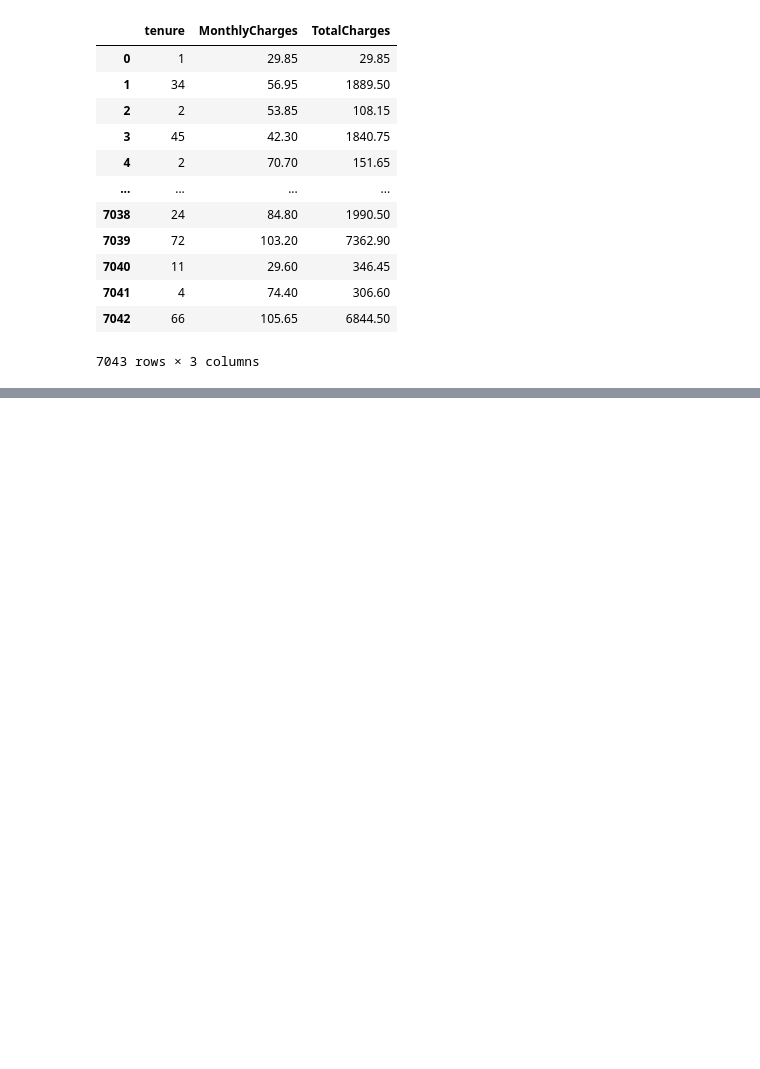
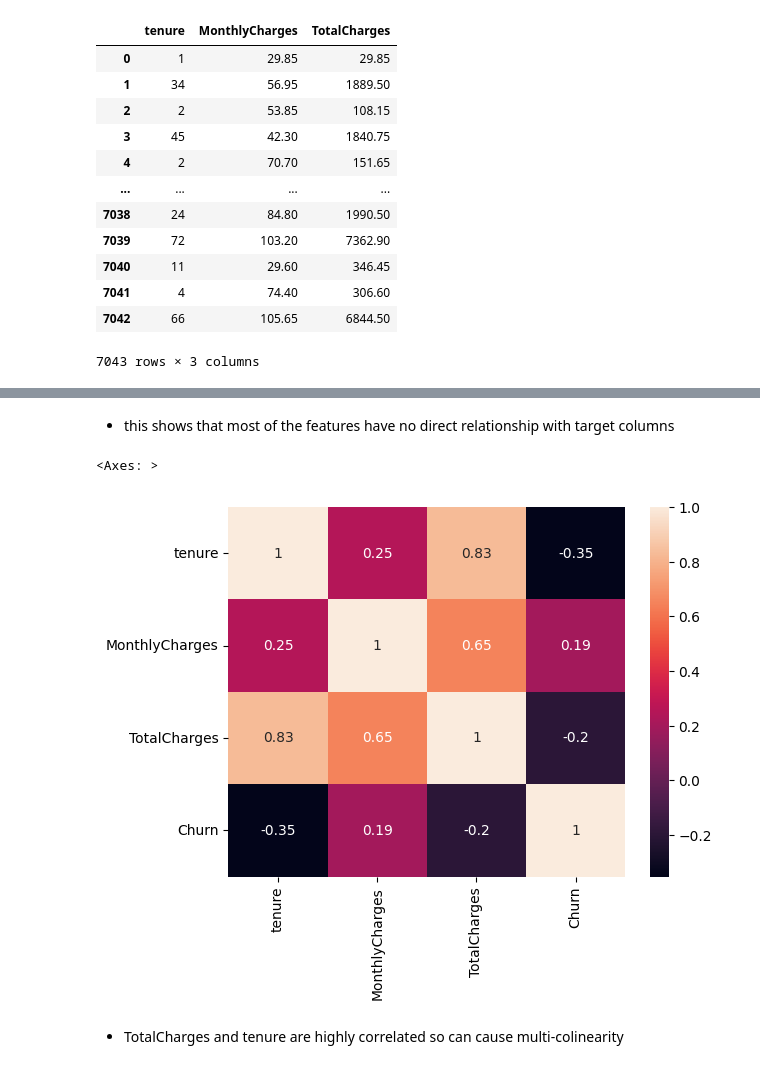
Before and after one commit to ramashishpanchal/Customer-Churn, a Jupyter notebook: main.ipynb, the cells around one changed output, grey strips where cells are left out. Saved outputs shown, nothing was run; the diff lists cells and outputs as text; code cells hidden in the pictures; blank space fills up the shorter version.

```diff
--- a/main.ipynb
+++ b/main.ipynb
@@ -153,0 +239,16 @@ numerical_columns
+# %% [markdown]
+* this shows that most of the features have no direct relationship with target columns
+# %%
+
+numerical_columns['Churn']=data['Churn'].map({
+    'Yes':1,
+    'No':0
+})
+num_corr=numerical_columns.corr()
+
+sns.heatmap(num_corr ,annot=True)
+# %% [output]
+<Axes: >
+[figure, added]
+# %% [markdown]
+* TotalCharges and tenure are highly correlated so can cause multi-colinearity
```
Also changed, not shown: parts of 20 cells of this notebook.
